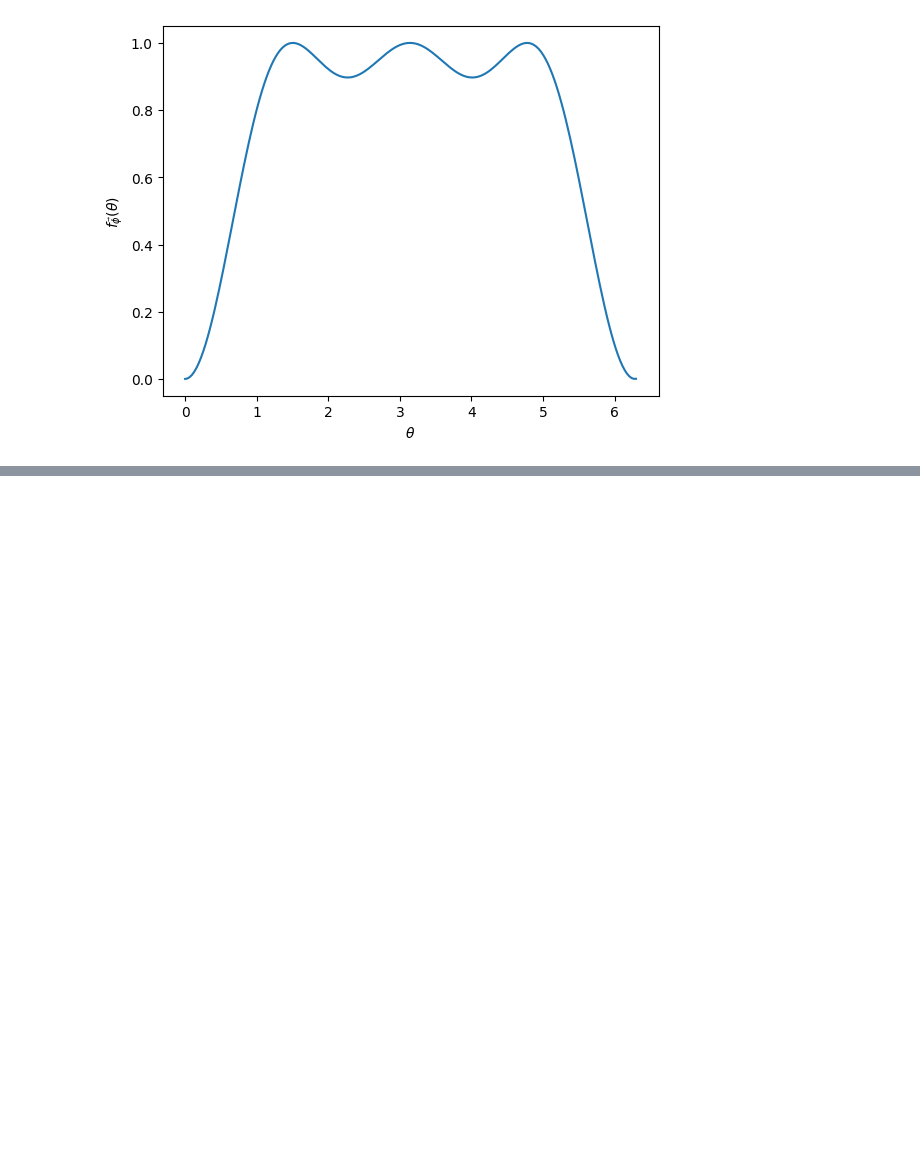
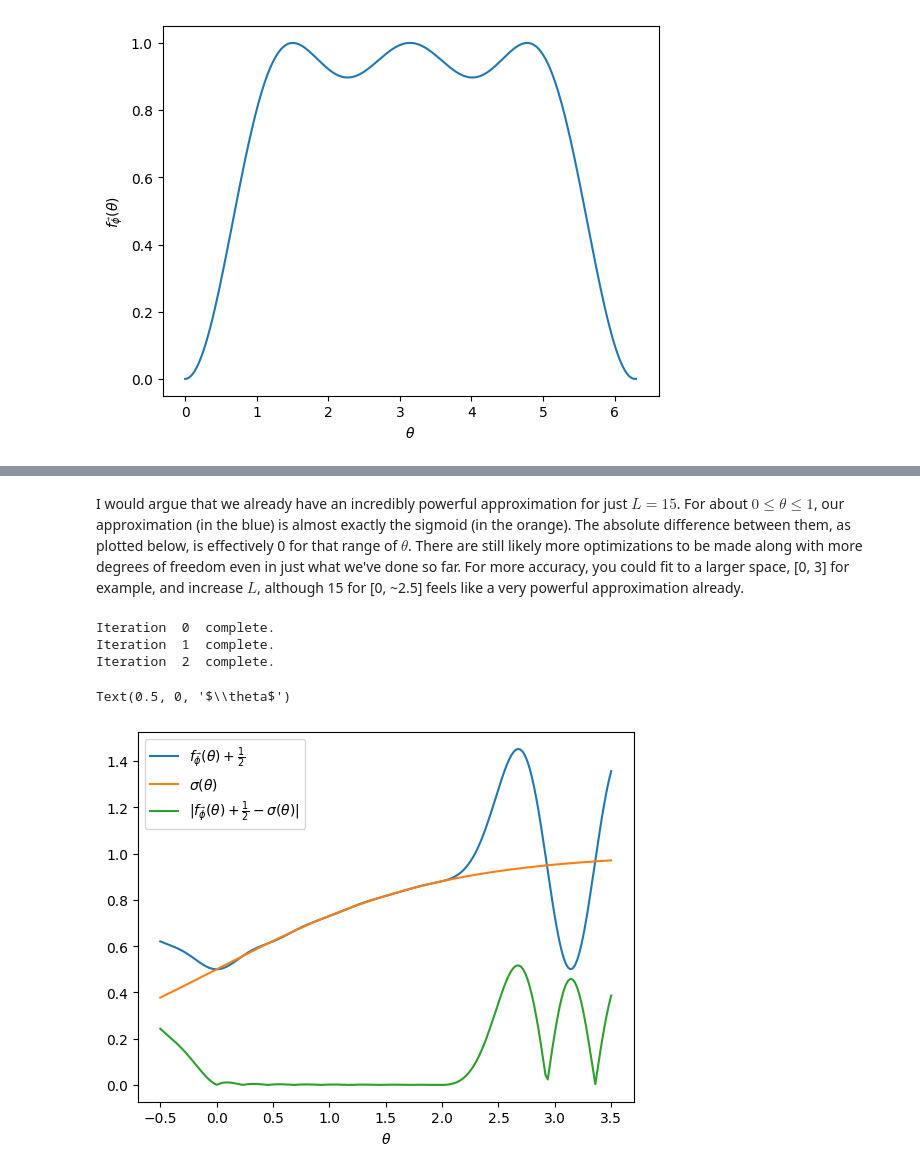
Before and after one commit to s-cavalier/temprepo190hmidterm, a Jupyter notebook: midterm.ipynb, the cells around one changed output, grey strips where cells are left out. Saved outputs shown, nothing was run; the diff lists cells and outputs as text; code cells hidden in the pictures; blank space fills up the shorter version.

```diff
--- a/midterm.ipynb
+++ b/midterm.ipynb
@@ -84,12 +74,0 @@ def QSPBFGS(phi0: List[float], func, tolerance: float):
-# %%
-L = 15
-phi0 = [0] * L
-phi0[0], phi0[-1] = np.pi/4, np.pi / 4
-
-res = QSPBFGS(phi0, sig_poly, 0.000001)
-
-x = np.linspace(-2, 2, 200)
-y = [tprf(res, theta) for theta in x]
-plt.plot(x, y)
-plt.xlabel(r'$\theta$')
-plt.ylabel(r'$f_{\vec{\phi}}(\theta)$')
@@ -103,0 +127,24 @@ KeyboardInterrupt:
+# %% [markdown]
+I would argue that we already have an incredibly powerful approximation for just $L=15$. For about $0 \leq \theta \leq 1$, our approximation (in the blue) is almost exactly the sigmoid (in the orange). The absolute difference between them, as plotted below, is effectively 0 for that range of $\theta$. There are still likely more optimizations to be made along with more degrees of freedom even in just what we've done so far. For more accuracy, you could fit to a larger space, [0, 3] for example, and increase $L$, although 15 for [0, ~2.5] feels like a very powerful approximation already.
+# %%
+L = 16
+phi0 = np.linspace(np.pi/4, -np.pi/4, L)
+
+#Shifted function
+res = QSPBFGS(phi0, lambda x: 1 / (1+np.exp(-x)) - 0.5, 0.000000001, np.linspace(0, 2, L))
+
+x = np.linspace(-0.5, 3.5, 200)
+y1 = [1 / 2 +tprf(res, theta) for theta in x] # Note that we are plotting the sigmoid(x) - 0.5 QSP approximation classicaly shifted upwards by 0.5 so it is just the sigma function
+y2 = [1 / (1 + np.exp(-theta)) for theta in x]
+y3 = [np.abs(y1[i] - y2[i]) for i in range(200)]
+plt.plot(x, y1)
+plt.plot(x, y2)
+plt.plot(x, y3)
+plt.legend([r'$f_{\vec{\phi}}(\theta) + \frac{1}{2}$', r'$\sigma(\theta)$', r'$|f_{\vec{\phi}}(\theta) + \frac{1}{2} - \sigma(\theta)|$' ])
+plt.xlabel(r'$\theta$')
+# %% [output]
+Iteration  0  complete.
+Iteration  1  complete.
+Iteration  2  complete.
+Text(0.5, 0, '$\\theta$')
+[figure, added]
```
Also changed, not shown: parts of 10 cells of this notebook.
